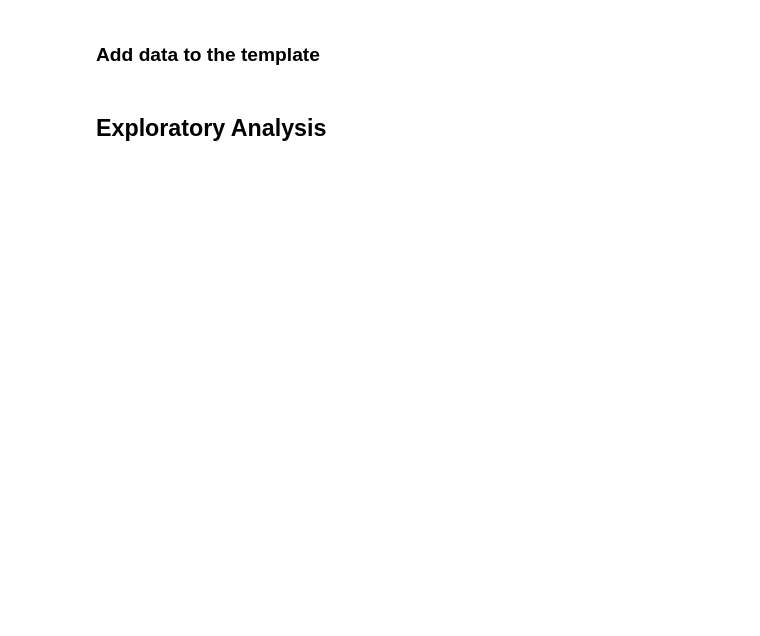
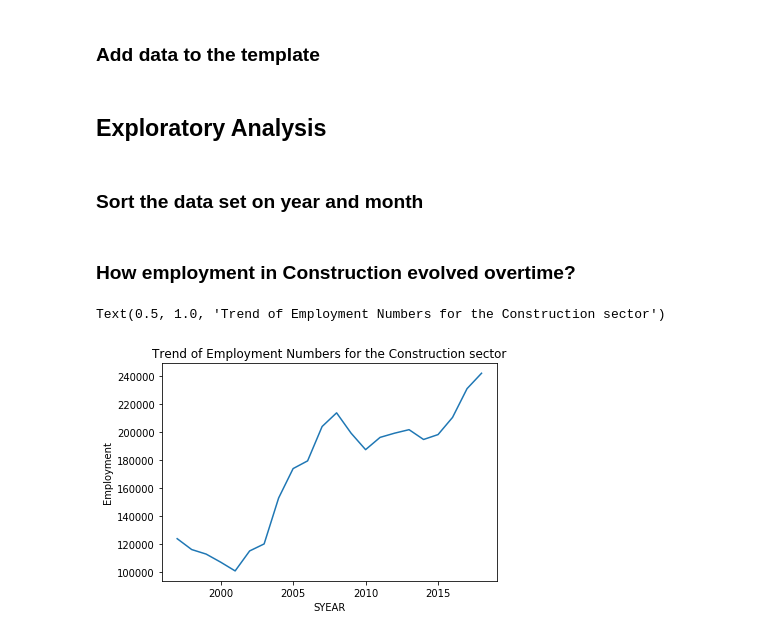
Before and after one commit to ussozi/data_insights_NAICS_timeseries, a Jupyter notebook: NAICS_timeseries_Analysis.ipynb, the cells around one changed output. Saved outputs shown, nothing was run; the diff lists cells and outputs as text; code cells hidden in the pictures; blank space fills up the shorter version.

```diff
--- a/NAICS_timeseries_Analysis.ipynb
+++ b/NAICS_timeseries_Analysis.ipynb
@@ -94,7 +96,23 @@ data_final=data_final[['check', '_EMPLOYMENT_']]
 # %%
-data_output=data_output.merge(data_final,how='left', on='check')
+data_output=data_output.merge(data_combined,how='left', on='check')
 # %%
 data_output.drop(['Employment','check'],axis=1,inplace=True)
-data_output.columns=['SYEAR', 'SMTH', 'LMO_Detailed_Industry', 'Employment']
+data_output.columns=['SYEAR', 'SMTH', 'LMO_Detailed_Industry', 'CODE', 'Employment']
 # %% [markdown]
 ## Exploratory Analysis
+# %% [markdown]
+### Sort the data set on year and month
+# %%
+data_output.sort_values(['SYEAR', 'SMTH'],inplace=True)
+# %% [markdown]
+### How employment in Construction evolved overtime?
+# %%
+#Picking off Construction data
+construction=pd.DataFrame(data_output[data_output['CODE']==23].groupby(['SYEAR'])["Employment"].last()).reset_index()
+# %%
+#Drawing a line plot to look at the evolutio over time
+sns.lineplot(x='SYEAR',y='Employment',data=construction)
+plt.title('Trend of Employment Numbers for the Construction sector')
+# %% [output]
+Text(0.5, 1.0, 'Trend of Employment Numbers for the Construction sector')
+[figure, added]
```
Also changed, not shown: parts of 29 cells of this notebook.
